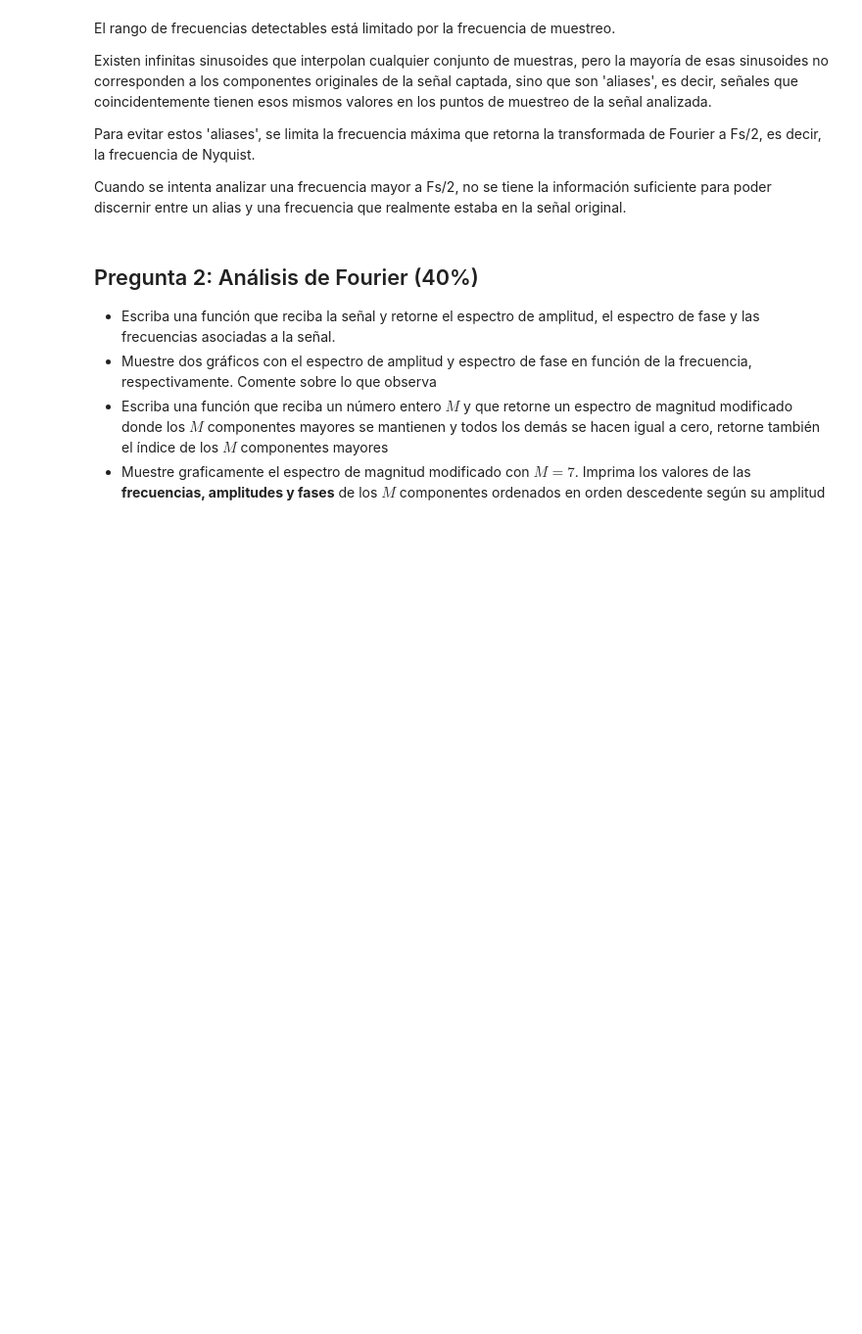
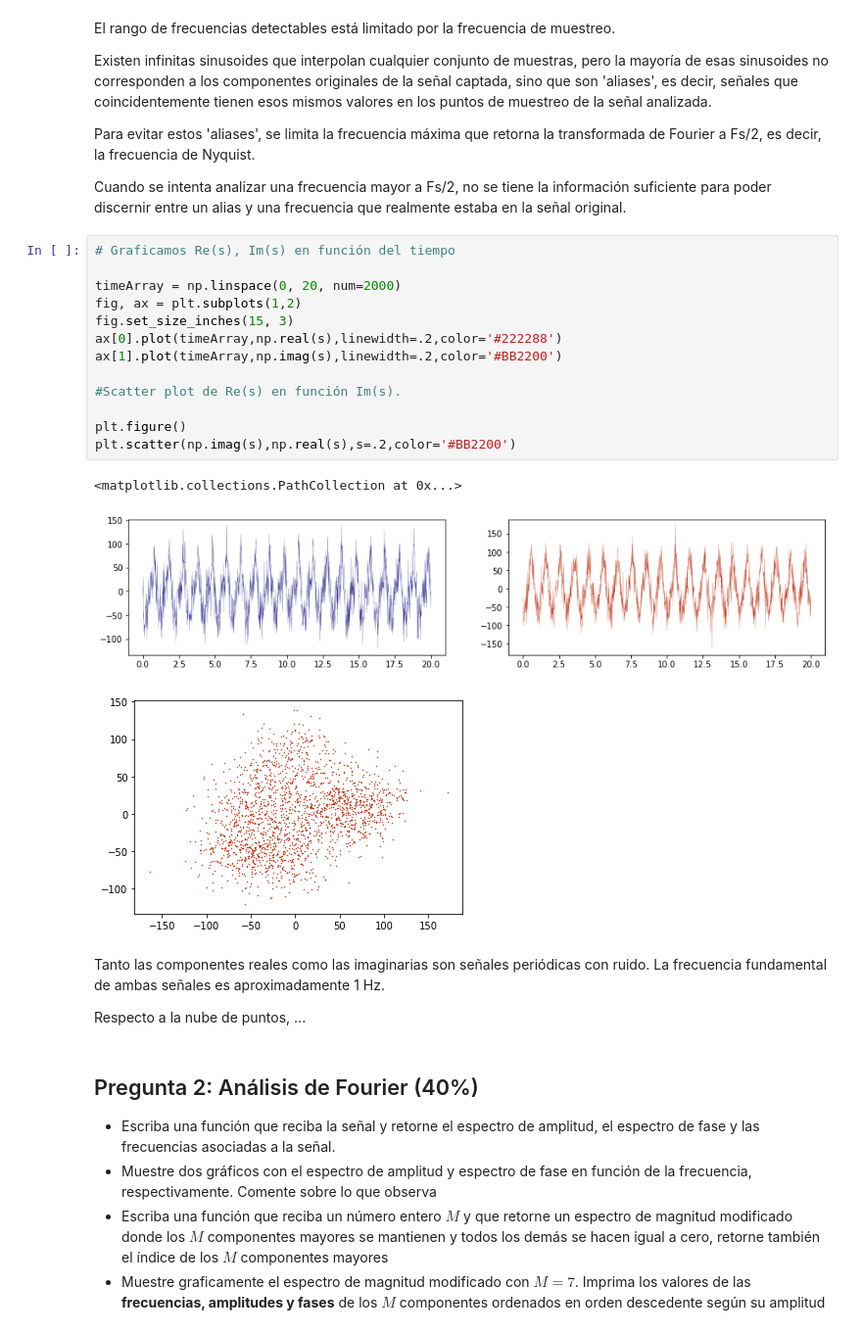
Before and after one commit to ehopperdietzel/Analisis-Senales-FFT, a Jupyter notebook: tarea1_info183.ipynb, the cells around one changed output. Shown: that part at 98% size. Cells and saved outputs as stored; diff of their text form; blank space fills up the shorter version.

```diff
--- a/tarea1_info183.ipynb
+++ b/tarea1_info183.ipynb
@@ -84,6 +84,27 @@ Existen infinitas sinusoides que interpolan cualquier conjunto de muestras, pero
 Para evitar estos 'aliases', se limita la frecuencia máxima que retorna la transformada de Fourier a Fs/2, es decir, la frecuencia de Nyquist.
 
 Cuando se intenta analizar una frecuencia mayor a Fs/2, no se tiene la información suficiente para poder discernir entre un alias y una frecuencia que realmente estaba en la señal original.
+# %%
+# Graficamos Re(s), Im(s) en función del tiempo
+
+timeArray = np.linspace(0, 20, num=2000)
+fig, ax = plt.subplots(1,2)
+fig.set_size_inches(15, 3)
+ax[0].plot(timeArray,np.real(s),linewidth=.2,color='#222288')
+ax[1].plot(timeArray,np.imag(s),linewidth=.2,color='#BB2200')
+
+#Scatter plot de Re(s) en función Im(s).
+
+plt.figure()
+plt.scatter(np.imag(s),np.real(s),s=.2,color='#BB2200')
+# %% [output]
+<matplotlib.collections.PathCollection at 0x...>
+[figure, added]
+[figure, added]
+# %% [markdown]
+Tanto las componentes reales como las imaginarias son señales periódicas con ruido. La frecuencia fundamental de ambas señales es aproximadamente 1 Hz.
+
+Respecto a la nube de puntos, ...
 # %% [markdown]
 ## Pregunta 2: Análisis de Fourier (40%)
 
```
